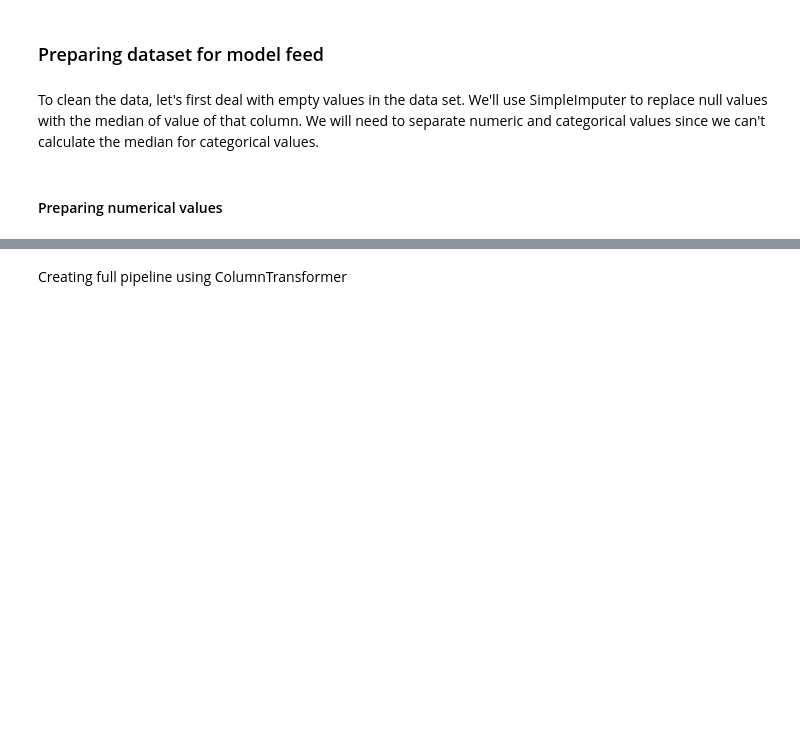
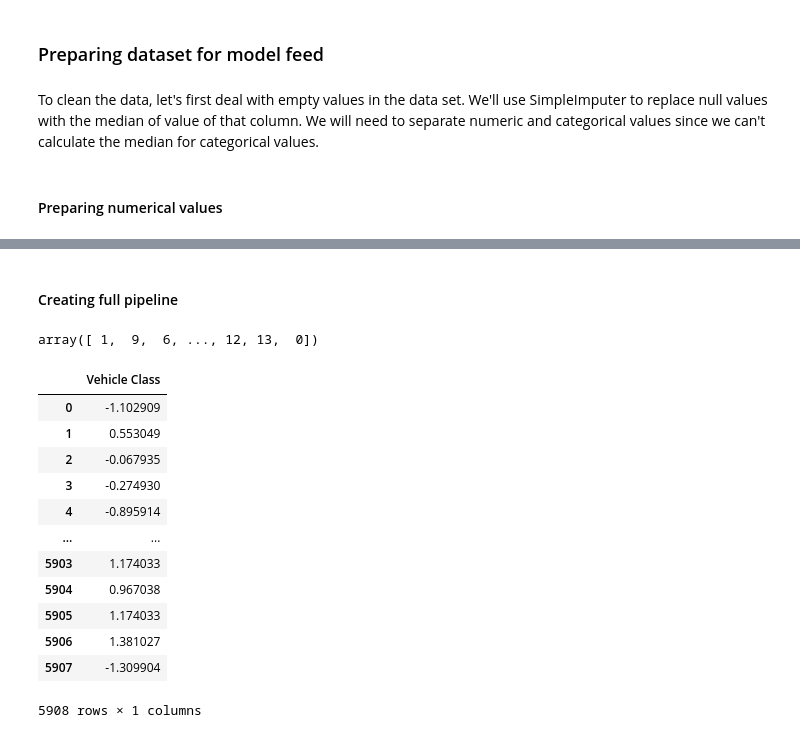
Before and after one commit to lauxpaux/cleanestCars, a Jupyter notebook: exploratory-data-analysis.ipynb, the cells around one changed output, grey strips where cells are left out. Drawn from its saved outputs; the diff is of its cells as text; code cells hidden in the pictures; blank space fills up the shorter version.

Commit message:
added data pipelines and created simple regression model 1

```diff
--- a/exploratory-data-analysis.ipynb
+++ b/exploratory-data-analysis.ipynb
@@ -287,0 +295,2 @@ car_df_cat
+# %% [markdown]
+#### Creating full pipeline
@@ -290,8 +313,27 @@ from sklearn import preprocessing
 
 le = preprocessing.LabelEncoder()
 scaler = StandardScaler()
+le.fit(car_df_cat)
+v_class_le = le.transform(car_df_cat)
+v_class_le
+# %% [output]
+array([ 1,  9,  6, ..., 12, 13,  0])
 # %%
-le.fit(car_df_cat)
-v_class_le = le.transform(car_df_cat)
 v_class_le = pd.DataFrame(v_class_le, columns=['Vehicle Class'])
-v_class_le
+transformed_cat = scaler.fit_transform(v_class_le)
+cat_prepared = pd.DataFrame(transformed_cat, columns=v_class_le.columns )
+cat_prepared
+# %% [output]
+|  | Vehicle Class |
+| 0 | -1.102909 |
+| 1 | 0.553049 |
+| 2 | -0.067935 |
+| 3 | -0.274930 |
+| 4 | -0.895914 |
+| ... | ... |
+| 5903 | 1.174033 |
+| 5904 | 0.967038 |
+| 5905 | 1.174033 |
+| 5906 | 1.381027 |
+| 5907 | -1.309904 |
+5908 rows × 1 columns
@@ -310,2 +339,0 @@ cat_encoder.fit_transform(#dafasd#)
-# %% [markdown]
-Creating full pipeline using ColumnTransformer
```
Also changed, not shown: parts of 37 cells of this notebook, 4 other files.
